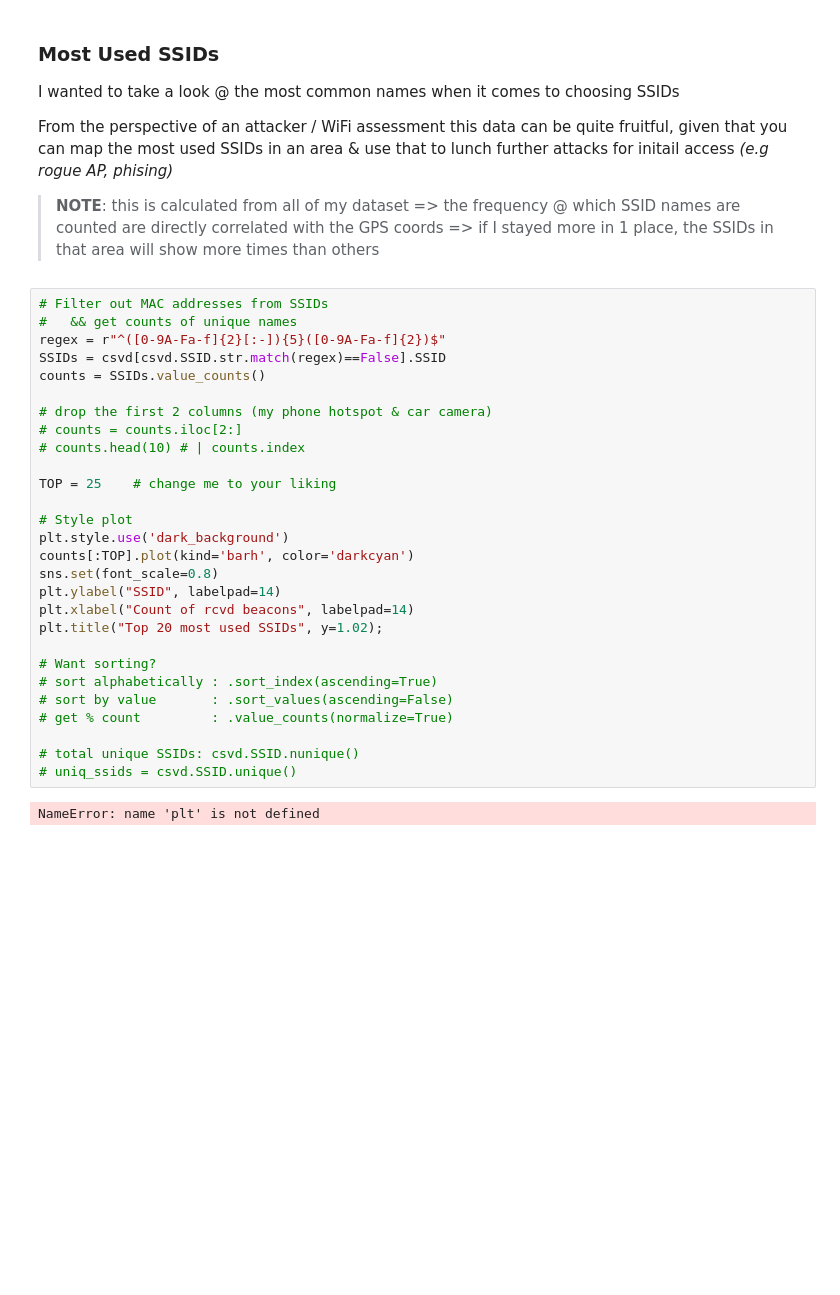
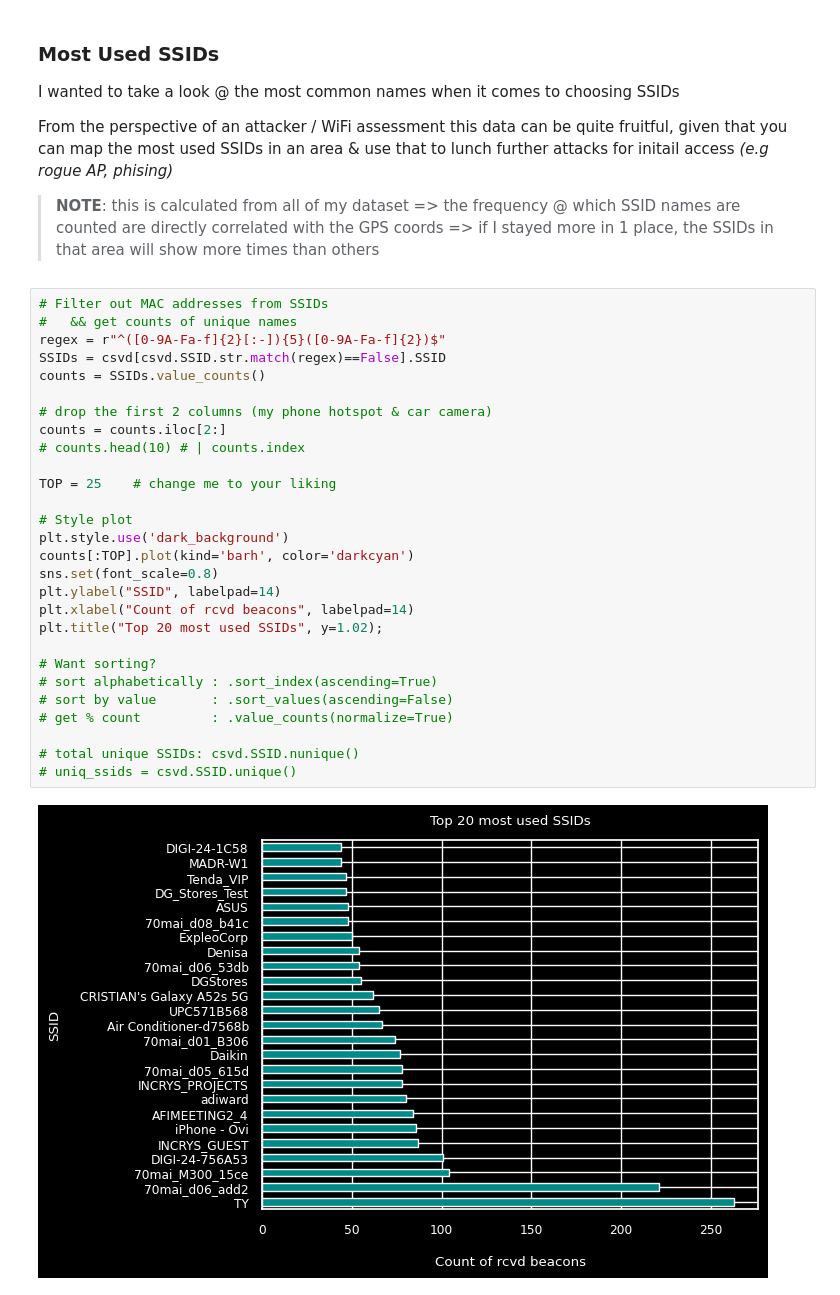
Before and after one commit to evilbyt3/warpi, a Jupyter notebook: stats.ipynb, the cells around one changed output. Saved outputs shown, nothing was run; the diff lists cells and outputs as text; blank space fills up the shorter version.

```diff
--- a/stats.ipynb
+++ b/stats.ipynb
@@ -42,30 +45,30 @@ From the perspective of an attacker / WiFi assessment this data can be quite fru
 # %%
 # Filter out MAC addresses from SSIDs
 #   && get counts of unique names
 regex = r"^([0-9A-Fa-f]{2}[:-]){5}([0-9A-Fa-f]{2})$"
 SSIDs = csvd[csvd.SSID.str.match(regex)==False].SSID
 counts = SSIDs.value_counts()
 
 # drop the first 2 columns (my phone hotspot & car camera)
-# counts = counts.iloc[2:]
+counts = counts.iloc[2:]
 # counts.head(10) # | counts.index
 
 TOP = 25    # change me to your liking
 
 # Style plot
 plt.style.use('dark_background')
 counts[:TOP].plot(kind='barh', color='darkcyan')
 sns.set(font_scale=0.8)
 plt.ylabel("SSID", labelpad=14)
 plt.xlabel("Count of rcvd beacons", labelpad=14)
 plt.title("Top 20 most used SSIDs", y=1.02);
 
 # Want sorting?
 # sort alphabetically : .sort_index(ascending=True)
 # sort by value       : .sort_values(ascending=False)
 # get % count         : .value_counts(normalize=True)
 
 # total unique SSIDs: csvd.SSID.nunique()
 # uniq_ssids = csvd.SSID.unique()
 # %% [output]
-NameError: name 'plt' is not defined
+[figure, added]
```
Also changed, not shown: parts of 2 cells of this notebook.
